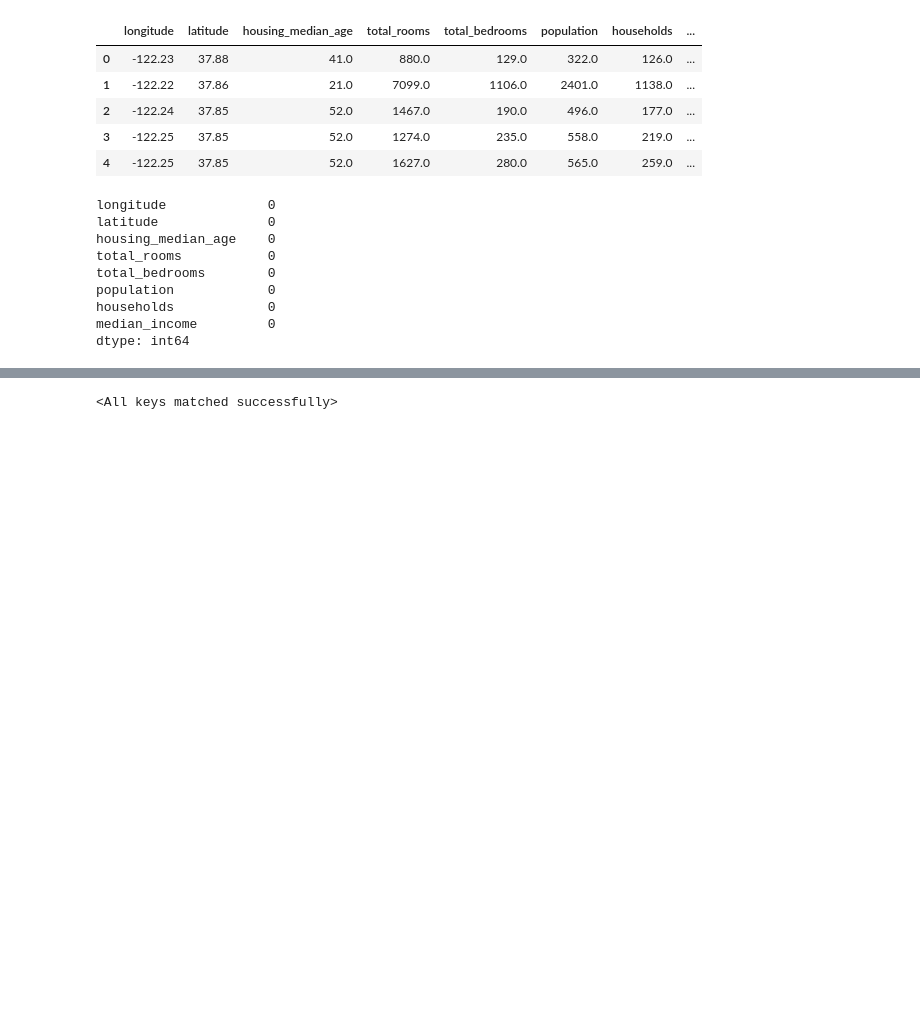
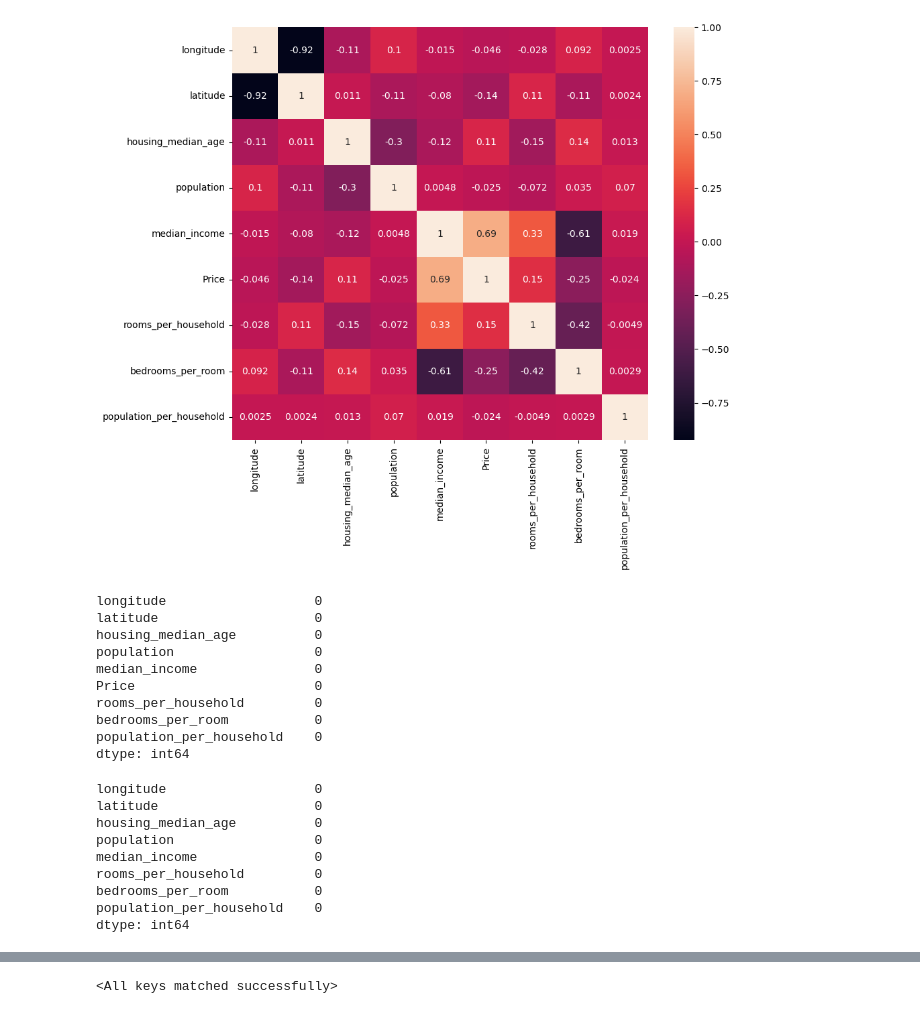
Before and after one commit to rahulshkya/machine-learning-practice, a Jupyter notebook: DL/practice_ANN.ipynb, the cells around one changed output, grey strips where cells are left out. Saved outputs shown, nothing was run; the diff lists cells and outputs as text; code cells hidden in the pictures; blank space fills up the shorter version.

```diff
--- a/DL/practice_ANN.ipynb
+++ b/DL/practice_ANN.ipynb
@@ -5,14 +5,31 @@ import matplotlib.pyplot as plt
 # %%
 df=pd.read_csv("housing.csv")
 df=df.drop("ocean_proximity",axis=1)
 
 df.rename(columns={"median_house_value":"Price"},inplace=True)
 df.head()
+
+df["rooms_per_household"] = df["total_rooms"] / df["households"]
+df["bedrooms_per_room"] = df["total_bedrooms"] / df["total_rooms"]
+df["population_per_household"] = df["population"] / df["households"]
+
+df = df.drop(["total_rooms", "total_bedrooms", "households"], axis=1)
+df["bedrooms_per_room"] = df["bedrooms_per_room"].fillna(df["bedrooms_per_room"].mean())
+import seaborn as sns
+plt.figure(figsize=(10,8))
+sns.heatmap(df.corr(),annot=True)
+plt.show()
+df.isnull().sum()
 # %% [output]
-|  | longitude | latitude | housing_median_age | total_rooms | total_bedrooms | population | households | ... |
-| 0 | -122.23 | 37.88 | 41.0 | 880.0 | 129.0 | 322.0 | 126.0 | ... |
-| 1 | -122.22 | 37.86 | 21.0 | 7099.0 | 1106.0 | 2401.0 | 1138.0 | ... |
-| 2 | -122.24 | 37.85 | 52.0 | 1467.0 | 190.0 | 496.0 | 177.0 | ... |
-| 3 | -122.25 | 37.85 | 52.0 | 1274.0 | 235.0 | 558.0 | 219.0 | ... |
-| 4 | -122.25 | 37.85 | 52.0 | 1627.0 | 280.0 | 565.0 | 259.0 | ... |
+[figure, added]
+longitude                   0
+latitude                    0
+housing_median_age          0
+population                  0
+median_income               0
+Price                       0
+rooms_per_household         0
+bedrooms_per_room           0
+population_per_household    0
+dtype: int64
 # %%
@@ -23,14 +40,14 @@ y = y / 100000
 # %%
 X.isnull().sum()
 # %% [output]
-longitude             0
-latitude              0
-housing_median_age    0
-total_rooms           0
-total_bedrooms        0
-population            0
-households            0
-median_income         0
+longitude                   0
+latitude                    0
+housing_median_age          0
+population                  0
+median_income               0
+rooms_per_household         0
+bedrooms_per_room           0
+population_per_household    0
 dtype: int64
 # %%
 X.head()
```
Also changed, not shown: parts of 9 cells of this notebook, 1 other file.
